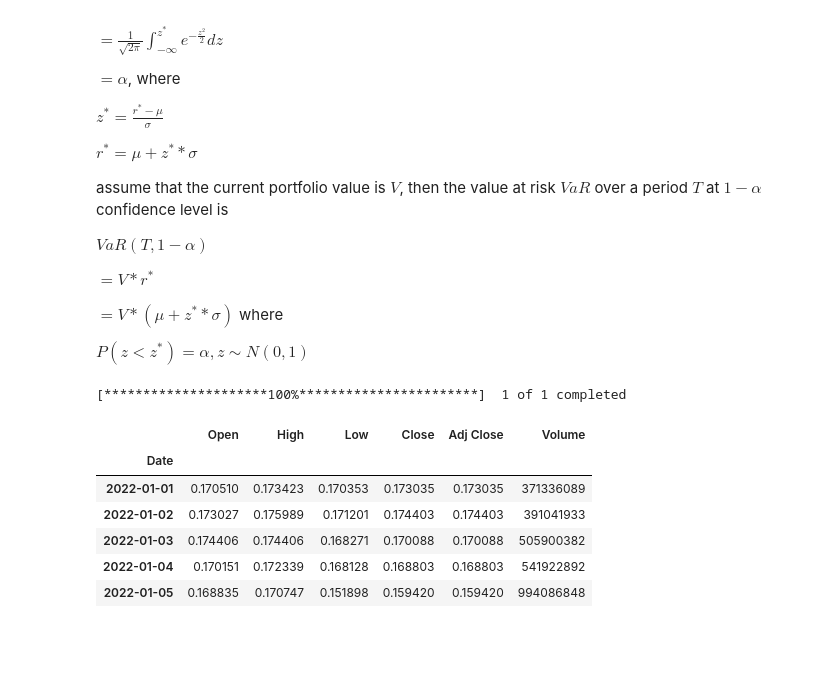
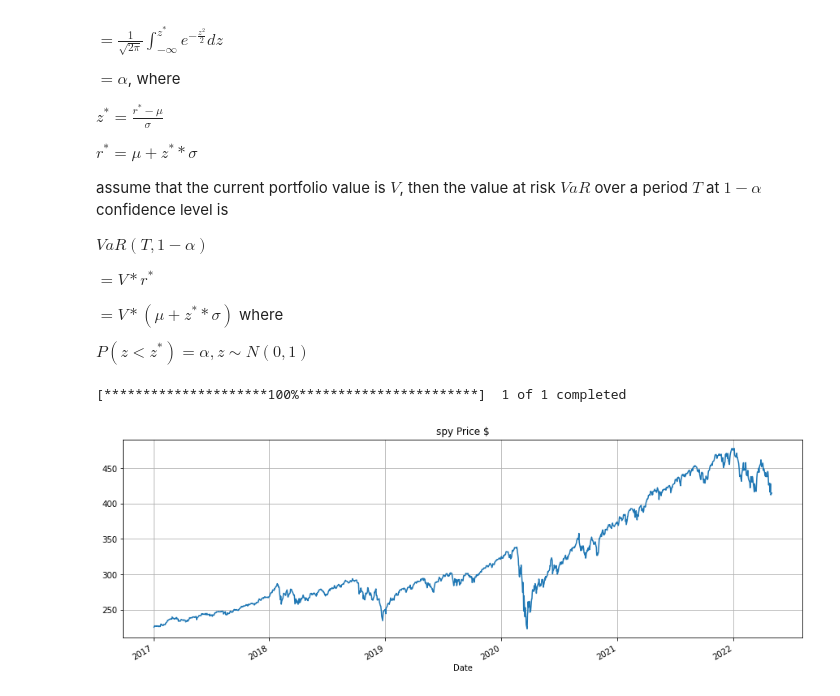
Before and after one commit to Wenbo-Git/Finance, a Jupyter notebook: Risk Management/Value at Risk/value at risk.ipynb, the cells around one changed output. Drawn from its saved outputs; the diff is of its cells as text; code cells hidden in the pictures; blank space fills up the shorter version.

```diff
--- a/Risk Management/Value at Risk/value at risk.ipynb
+++ b/Risk Management/Value at Risk/value at risk.ipynb
@@ -52,24 +52,20 @@ $P(z < z^{*}) = \alpha, z \sim N(0, 1)$
 # %%
 import yfinance as yf
 from datetime import datetime
 import pandas_datareader.data as pdr
 import scipy.stats as stats
+import matplotlib.pyplot as plt
 
 yf.pdr_override()
-ticker = 'DOGE-USD'
-start = datetime.strptime('2022-01-01', '%Y-%m-%d')
-end = datetime.strptime('2022-04-23', '%Y-%m-%d')
+ticker = "spy"
+start = datetime.strptime("2017-01-01", "%Y-%m-%d")
+end = datetime.strptime("2022-05-03", "%Y-%m-%d")
 data = pdr.DataReader(ticker, start, end , data_source='yahoo').dropna()
 
-data.head()
+data["Close"].plot(figsize=(15,5), title = "{0} Price $".format(ticker))
+plt.grid(True)
 # %% [output]
 [*********************100%***********************]  1 of 1 completed
-|  | Open | High | Low | Close | Adj Close | Volume |
-| Date |  |  |  |  |  |  |
-| 2022-01-01 | 0.170510 | 0.173423 | 0.170353 | 0.173035 | 0.173035 | 371336089 |
-| 2022-01-02 | 0.173027 | 0.175989 | 0.171201 | 0.174403 | 0.174403 | 391041933 |
-| 2022-01-03 | 0.174406 | 0.174406 | 0.168271 | 0.170088 | 0.170088 | 505900382 |
-| 2022-01-04 | 0.170151 | 0.172339 | 0.168128 | 0.168803 | 0.168803 | 541922892 |
-| 2022-01-05 | 0.168835 | 0.170747 | 0.151898 | 0.159420 | 0.159420 | 994086848 |
+[figure, added]
 # %%
 alpha = 0.05
```
Also changed, not shown: parts of 2 cells of this notebook, 1 other file.
